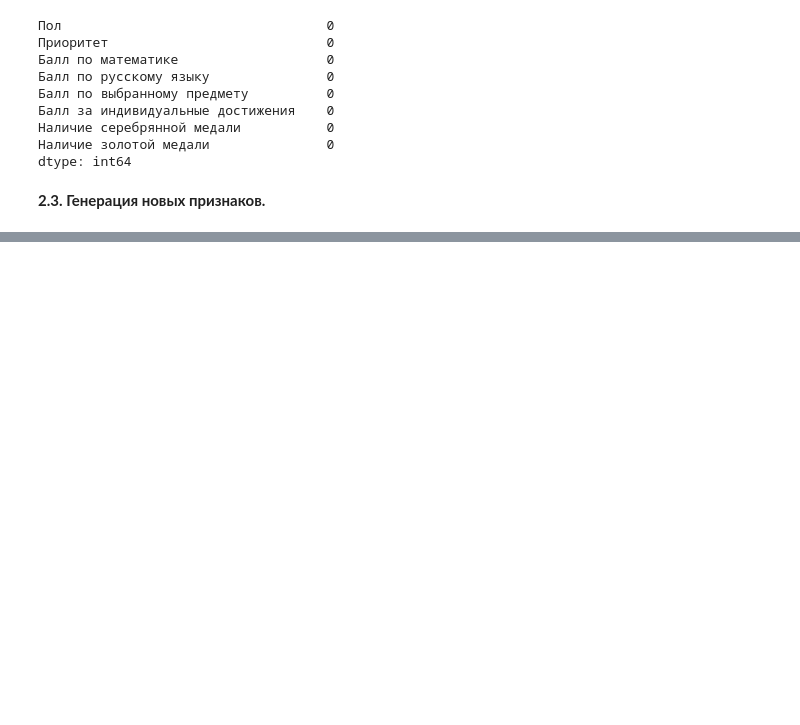
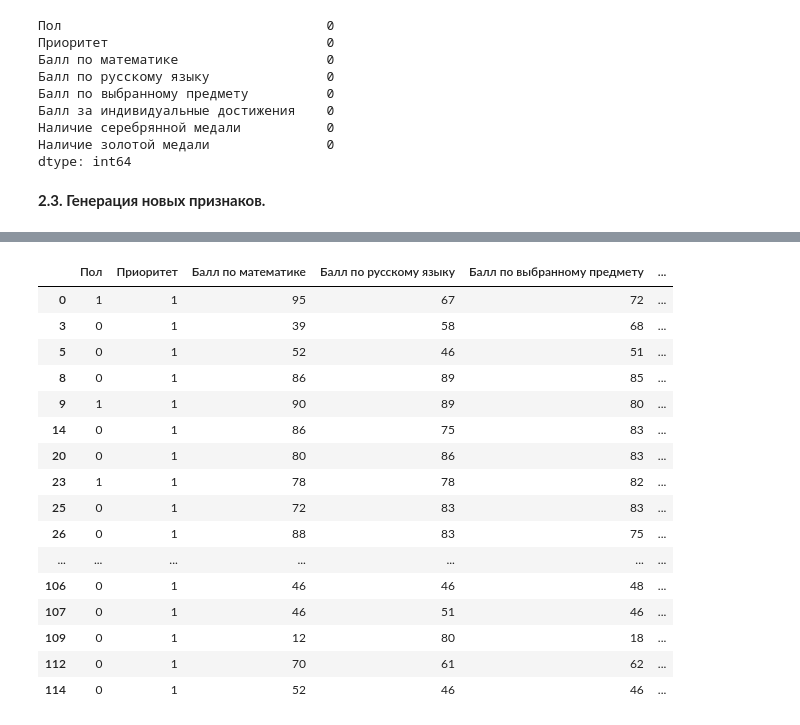
Before and after one commit to ashira09/application-of-neural-networks-to-predict-student-performance, a Jupyter notebook: nn.ipynb, the cells around one changed output, grey strips where cells are left out. Cells and saved outputs as stored; diff of their text form; code cells hidden in the pictures; blank space fills up the shorter version.

```diff
--- a/nn.ipynb
+++ b/nn.ipynb
@@ -269,0 +228,3 @@ pd.DataFrame(new_y_train).describe()
+# %%
+sc = SpectralClustering(n_clusters=4, assign_labels='discretize', random_state=0).fit(df_features)
+sc.labels_
@@ -269,0 +249,3 @@ pd.DataFrame(new_y_train).describe()
+# %%
+df_target = pd.DataFrame(sc.labels_, columns=["Успеваемость"])
+df_target.value_counts()
@@ -269,0 +259,2 @@ pd.DataFrame(new_y_train).describe()
+# %%
+sc_clustering_data = pd.concat([df_features, df_target],axis=1)
@@ -269,0 +277,20 @@ pd.DataFrame(new_y_train).describe()
+# %%
+sc_clustering_data[sc_clustering_data["Успеваемость"] == 1]
+# %% [output]
+|  | Пол | Приоритет | Балл по математике | Балл по русскому языку | Балл по выбранному предмету | ... |
+| 0 | 1 | 1 | 95 | 67 | 72 | ... |
+| 3 | 0 | 1 | 39 | 58 | 68 | ... |
+| 5 | 0 | 1 | 52 | 46 | 51 | ... |
+| 8 | 0 | 1 | 86 | 89 | 85 | ... |
+| 9 | 1 | 1 | 90 | 89 | 80 | ... |
+| 14 | 0 | 1 | 86 | 75 | 83 | ... |
+| 20 | 0 | 1 | 80 | 86 | 83 | ... |
+| 23 | 1 | 1 | 78 | 78 | 82 | ... |
+| 25 | 0 | 1 | 72 | 83 | 83 | ... |
+| 26 | 0 | 1 | 88 | 83 | 75 | ... |
+| ... | ... | ... | ... | ... | ... | ... |
+| 106 | 0 | 1 | 46 | 46 | 48 | ... |
+| 107 | 0 | 1 | 46 | 51 | 46 | ... |
+| 109 | 0 | 1 | 12 | 80 | 18 | ... |
+| 112 | 0 | 1 | 70 | 61 | 62 | ... |
+| 114 | 0 | 1 | 52 | 46 | 46 | ... |
```
Also changed, not shown: parts of 64 cells of this notebook.
